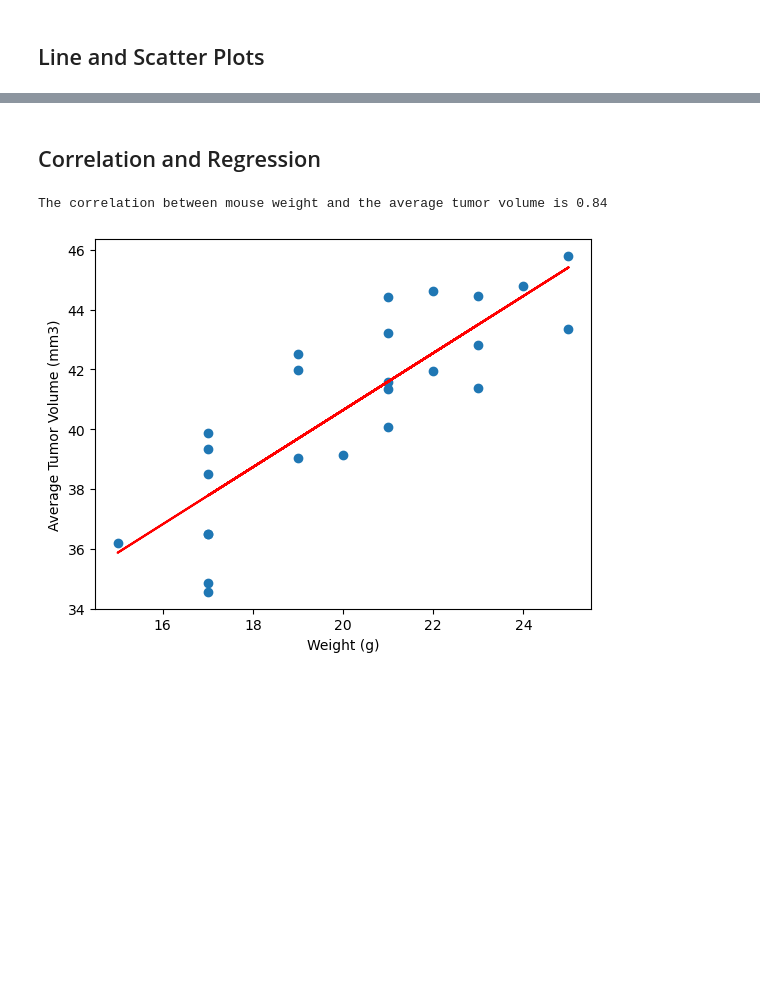
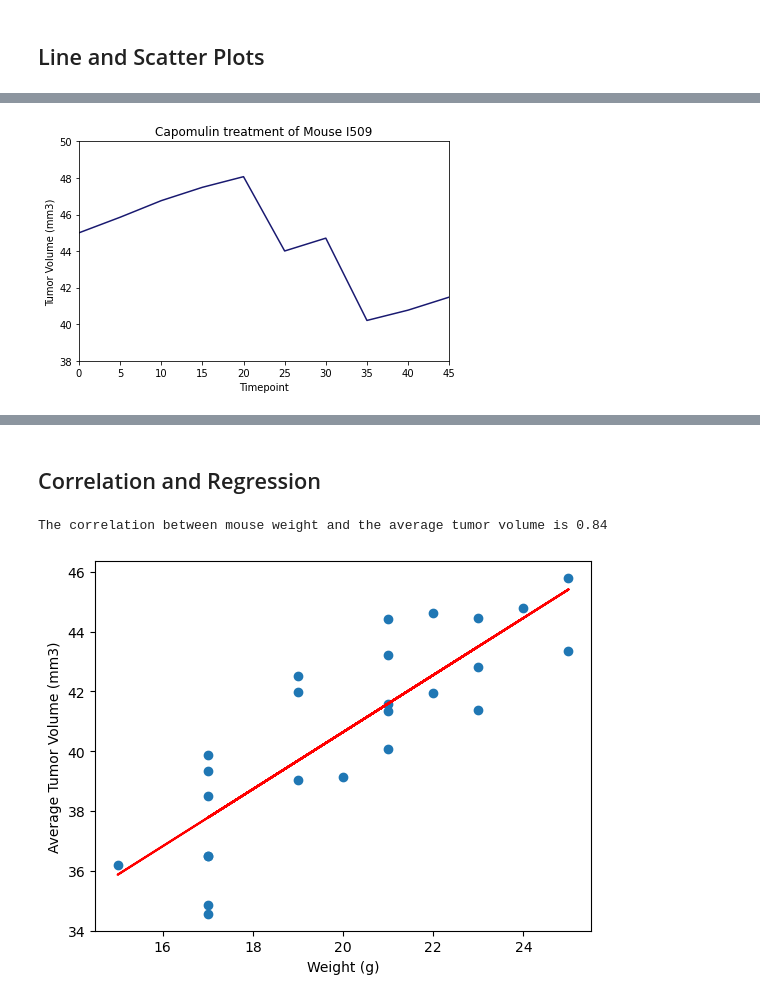
Before and after one commit to VickyL86/Data-Visualization-HWK-5, a Jupyter notebook: Pymaceuticals/pymaceuticals_starter.ipynb, the cells around one changed output, grey strips where cells are left out. Cells and saved outputs as stored; diff of their text form; code cells hidden in the pictures; blank space fills up the shorter version.

```diff
--- a/Pymaceuticals/pymaceuticals_starter.ipynb
+++ b/Pymaceuticals/pymaceuticals_starter.ipynb
@@ -288,0 +290,18 @@ Values above 94.04403868375002 could be outliers.
+# %%
+# Generate a line plot of tumor volume vs. time point for a single mouse treated with Capomulin
+
+timepoints_l509 = clean_dataset_df.loc[clean_dataset_df["Mouse ID"] == "l509", "Timepoint"]
+
+tumor_vol_l509 = clean_dataset_df.loc[clean_dataset_df["Mouse ID"] == "l509", "Tumor Volume (mm3)"]
+#plot the line graph
+plt.plot(timepoints_l509, tumor_vol_l509, color="midnightblue")
+plt.xlim(0,45)
+plt.ylim(38,50)
+plt.xlabel("Timepoint")
+plt.ylabel("Tumor Volume (mm3)")
+plt.title("Capomulin treatment of Mouse I509")
+plt.tight_layout()
+
+plt.show()
+# %% [output]
+[figure, added]
```
Also changed, not shown: parts of 7 cells of this notebook.
